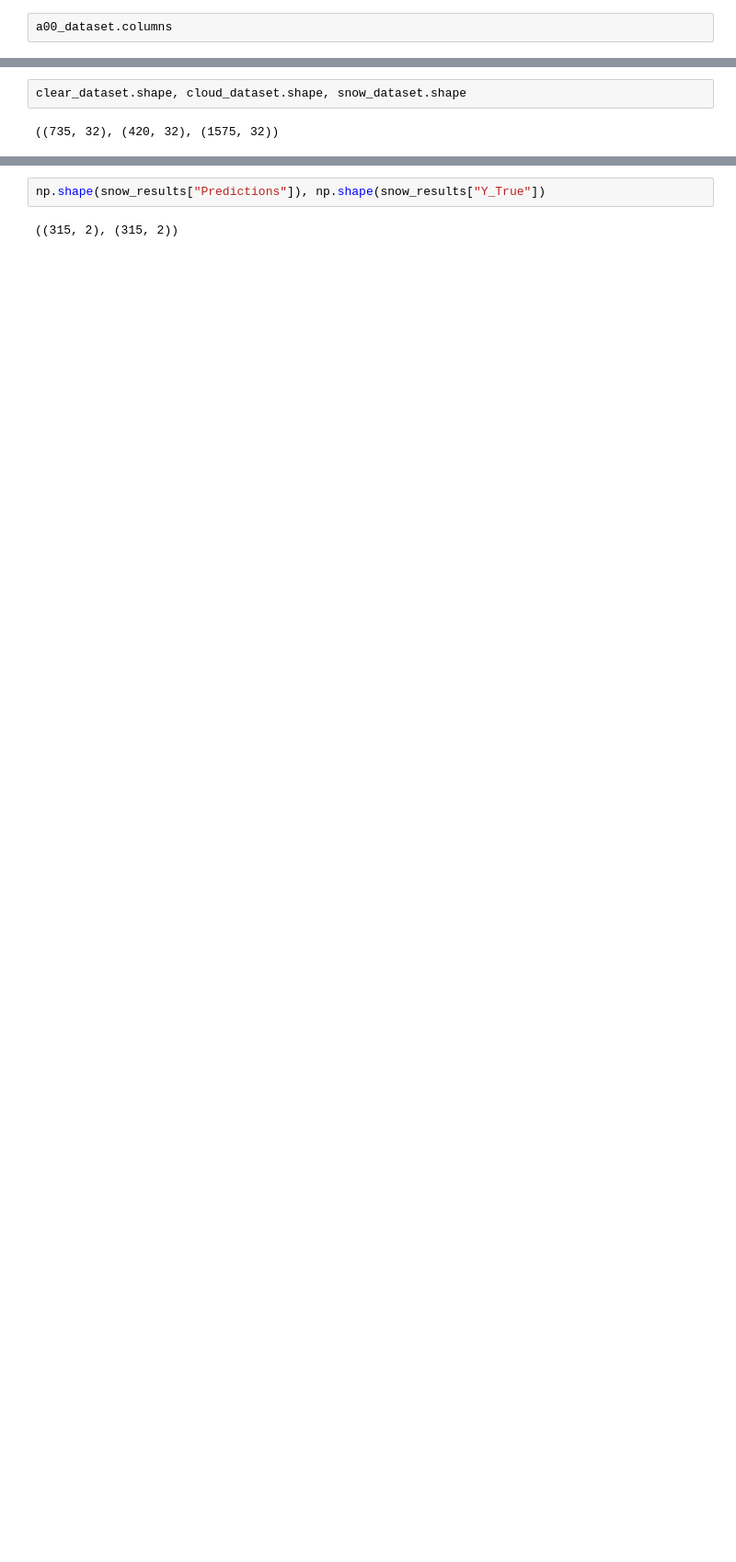
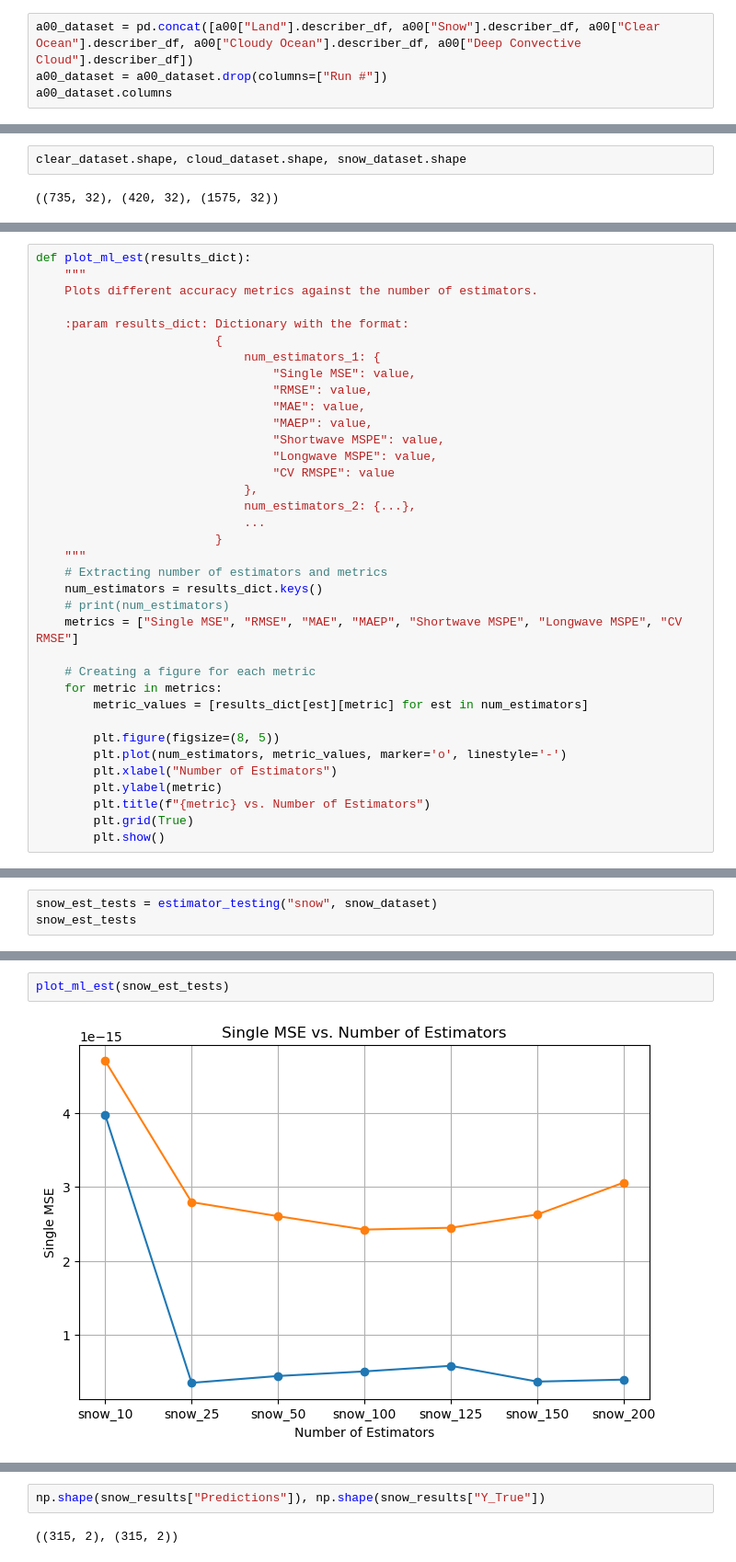
Before and after one commit to LASP-Libera/libera_unfiltering, a Jupyter notebook: experiments.ipynb, the cells around one changed output, grey strips where cells are left out. Shown at 92% size. Saved outputs shown, nothing was run; the diff lists cells and outputs as text; blank space fills up the shorter version.

```diff
--- a/experiments.ipynb
+++ b/experiments.ipynb
@@ -354,4 +177,6 @@ testing with all data, vs just bands vs just the integrated full wvs
 # %%
+a00_dataset = pd.concat([a00["Land"].describer_df, a00["Snow"].describer_df, a00["Clear Ocean"].describer_df, a00["Cloudy Ocean"].describer_df, a00["Deep Convective Cloud"].describer_df])
+a00_dataset = a00_dataset.drop(columns=["Run #"])
 a00_dataset.columns
 # %% [output]
 Index(['Scene', 'SZA', 'VZA', 'RAZ', 'Cloud',
@@ -1132,0 +893,36 @@ clear_dataset.shape, cloud_dataset.shape, snow_dataset.shape
+# %%
+def plot_ml_est(results_dict):
+    """
+    Plots different accuracy metrics against the number of estimators.
+
+    :param results_dict: Dictionary with the format:
+                         {
+                             num_estimators_1: {
+                                 "Single MSE": value,
+                                 "RMSE": value,
+                                 "MAE": value,
+                                 "MAEP": value,
+                                 "Shortwave MSPE": value,
+                                 "Longwave MSPE": value,
+                                 "CV RMSPE": value
+                             },
+                             num_estimators_2: {...},
+                             ...
+                         }
+    """
+    # Extracting number of estimators and metrics
+    num_estimators = results_dict.keys()
+    # print(num_estimators)
+    metrics = ["Single MSE", "RMSE", "MAE", "MAEP", "Shortwave MSPE", "Longwave MSPE", "CV RMSE"]
+
+    # Creating a figure for each metric
+    for metric in metrics:
+        metric_values = [results_dict[est][metric] for est in num_estimators]
+
+        plt.figure(figsize=(8, 5))
+        plt.plot(num_estimators, metric_values, marker='o', linestyle='-')
+        plt.xlabel("Number of Estimators")
+        plt.ylabel(metric)
+        plt.title(f"{metric} vs. Number of Estimators")
+        plt.grid(True)
+        plt.show()
@@ -1132,0 +934,3 @@ clear_dataset.shape, cloud_dataset.shape, snow_dataset.shape
+# %%
+snow_est_tests = estimator_testing("snow", snow_dataset)
+snow_est_tests
@@ -1132,0 +966,4 @@ clear_dataset.shape, cloud_dataset.shape, snow_dataset.shape
+# %%
+plot_ml_est(snow_est_tests)
+# %% [output]
+[figure, added]
```
Also changed, not shown: parts of 53 cells of this notebook, 6 other files.
